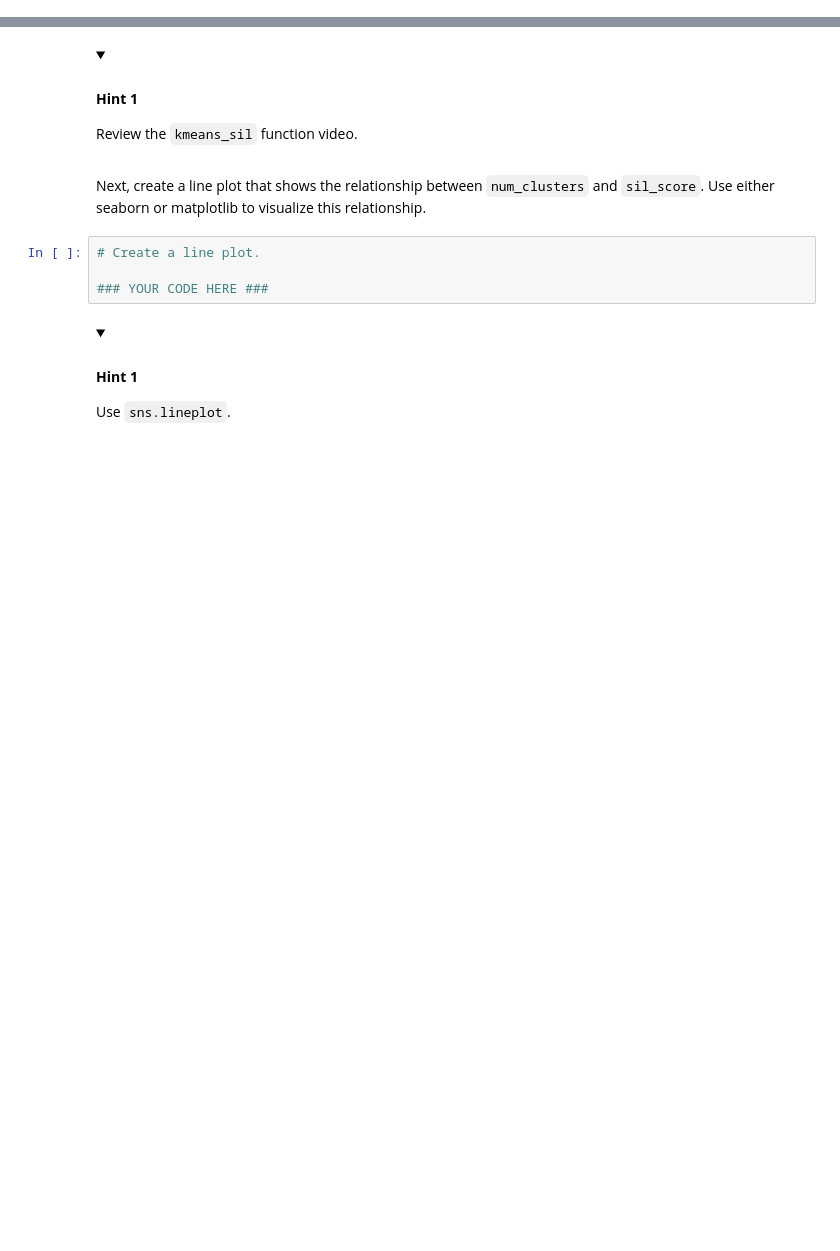
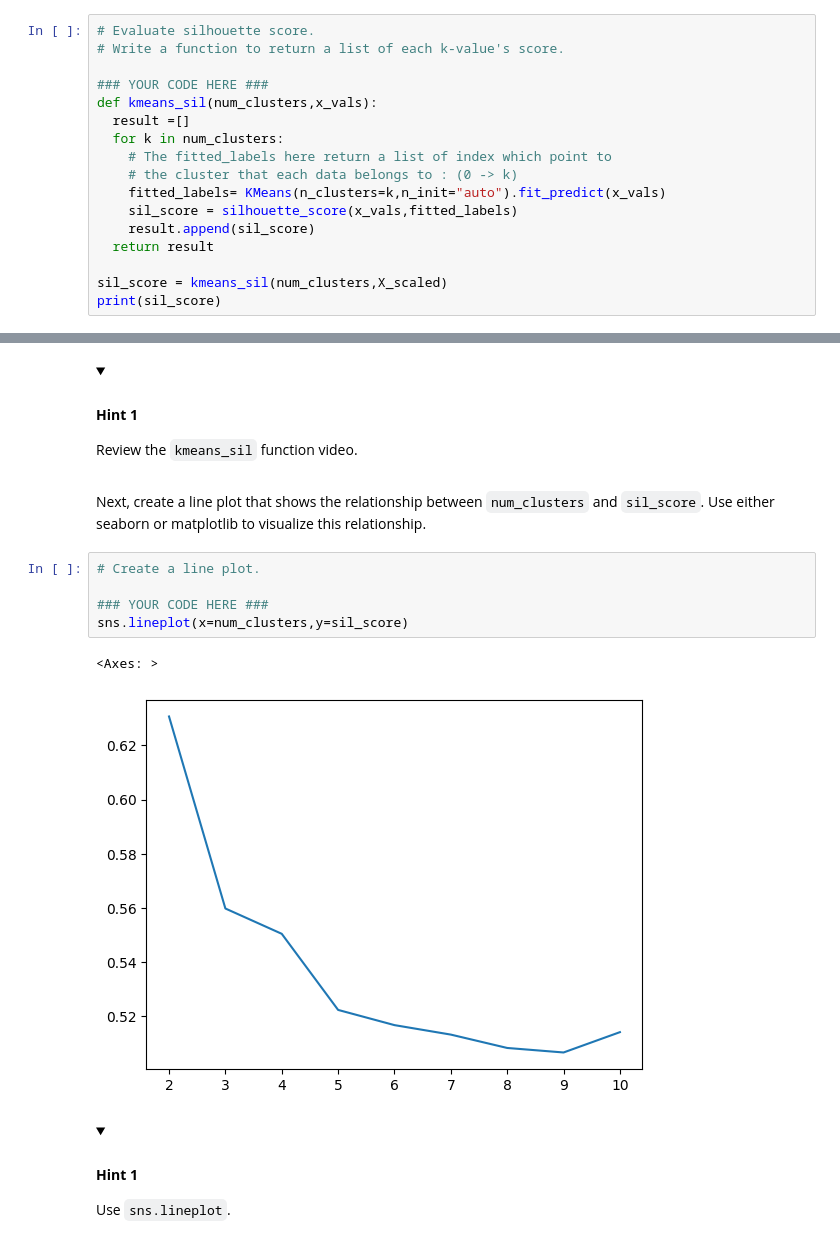
Before and after one commit to lusamreth/data-science-class, a Jupyter notebook: Activity_Build_a_K_means_model.ipynb, the cells around one changed output, grey strips where cells are left out. Cells and saved outputs as stored; diff of their text form; folded sections open; blank space fills up the shorter version.

```diff
--- a/Activity_Build_a_K_means_model.ipynb
+++ b/Activity_Build_a_K_means_model.ipynb
@@ -413,0 +439,17 @@ Then, compare the silhouette score of each value of k, from 2 through 10. To do
+# %%
+# Evaluate silhouette score.
+# Write a function to return a list of each k-value's score.
+
+### YOUR CODE HERE ###
+def kmeans_sil(num_clusters,x_vals):
+  result =[]
+  for k in num_clusters:
+    # The fitted_labels here return a list of index which point to
+    # the cluster that each data belongs to : (0 -> k)
+    fitted_labels= KMeans(n_clusters=k,n_init="auto").fit_predict(x_vals)
+    sil_score = silhouette_score(x_vals,fitted_labels)
+    result.append(sil_score)
+  return result
+
+sil_score = kmeans_sil(num_clusters,X_scaled)
+print(sil_score)
@@ -423,7 +467,11 @@ Use either seaborn or matplotlib to visualize this relationship.
 # %%
 # Create a line plot.
 
 ### YOUR CODE HERE ###
+sns.lineplot(x=num_clusters,y=sil_score)
+# %% [output]
+<Axes: >
+[figure, added]
 # %% [markdown]
 <details>
   <summary><h4><strong>Hint 1</strong></h4></summary>
```
Also changed, not shown: parts of 7 cells of this notebook.
